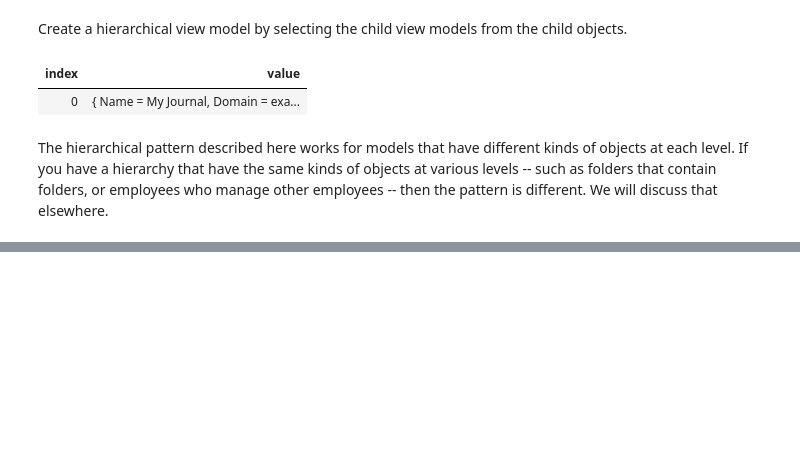
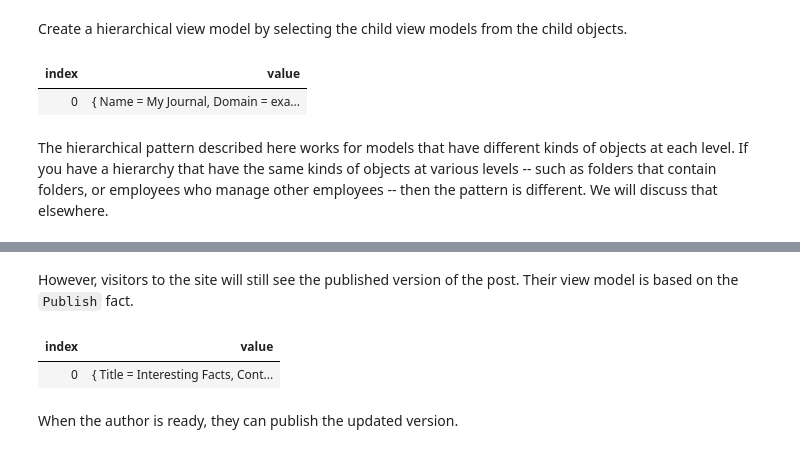
Before and after one commit to jinaga/BlogMaui, a Jupyter notebook: Notebooks/Modeling.ipynb, the cells around one changed output, grey strips where cells are left out. Cells and saved outputs as stored; diff of their text form; code cells hidden in the pictures; blank space fills up the shorter version.

```diff
--- a/Notebooks/Modeling.ipynb
+++ b/Notebooks/Modeling.ipynb
@@ -555,0 +722,18 @@ We will discuss that elsewhere.
+# %% [markdown]
+However, visitors to the site will still see the published version of the post.
+Their view model is based on the `Publish` fact.
+# %%
+publishedPosts = await jinagaClient.Query(publishedPostsInSite, site);
+
+var publishedPostsViewModel = publishedPosts.Select(p => new
+{
+    Title = p.Title,
+    Content = p.Content
+});
+
+publishedPostsViewModel
+# %% [output]
+| index | value |
+| 0 | { Title = Interesting Facts, Cont... |
+# %% [markdown]
+When the author is ready, they can publish the updated version.
```
Also changed, not shown: parts of 35 cells of this notebook.
